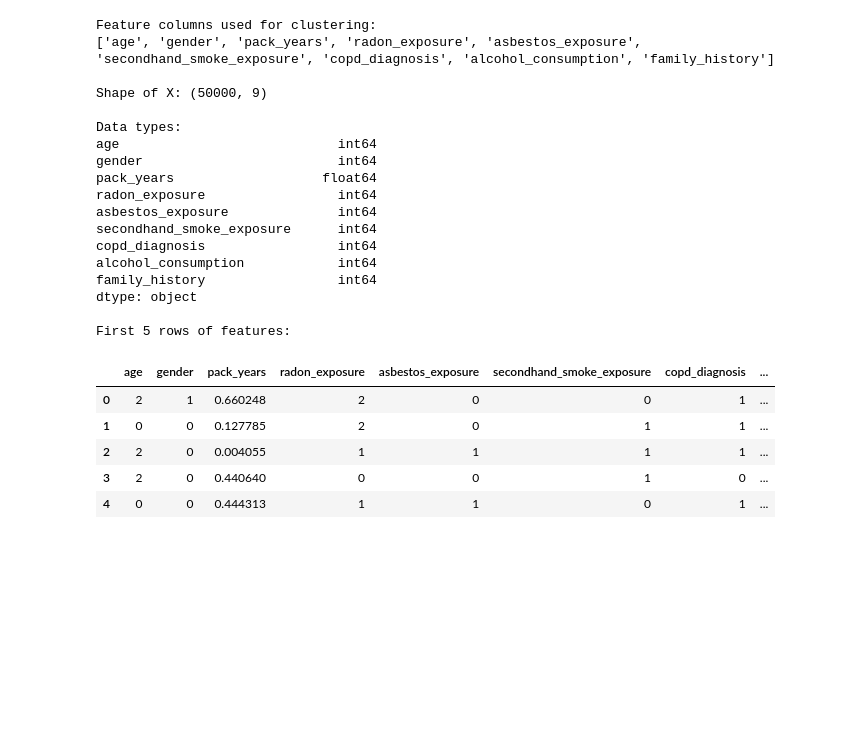
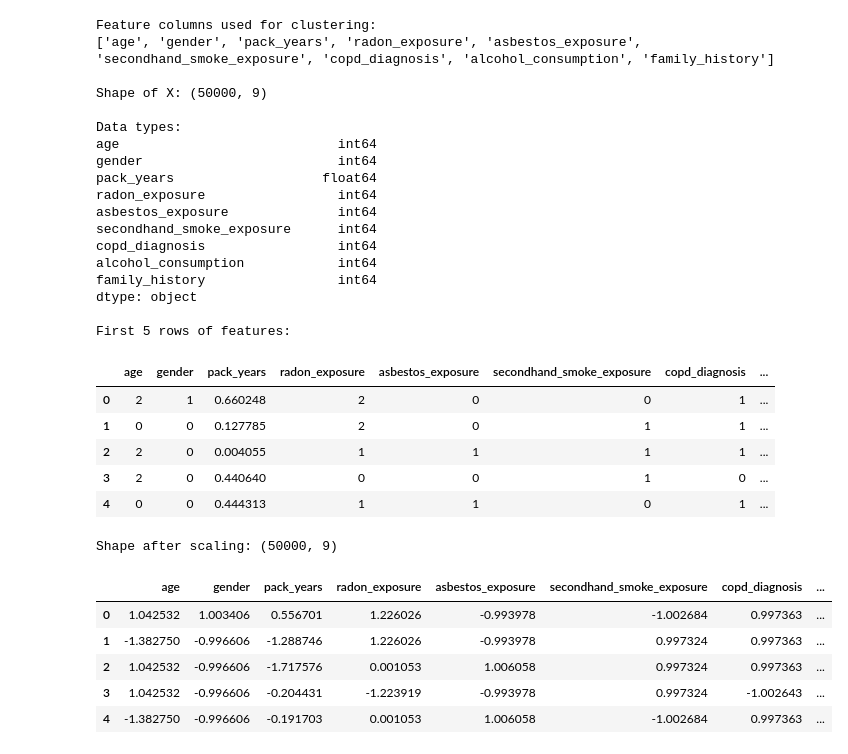
Before and after one commit to mraaheb/DataMining, a Jupyter notebook: Phase3.ipynb, the cells around one changed output. Saved outputs shown, nothing was run; the diff lists cells and outputs as text; code cells hidden in the pictures; blank space fills up the shorter version.

```diff
--- a/Phase3.ipynb
+++ b/Phase3.ipynb
@@ -76,3 +76,27 @@ First 5 rows of features:
 | 2 | 2 | 0 | 0.004055 | 1 | 1 | 1 | 1 | ... |
 | 3 | 2 | 0 | 0.440640 | 0 | 0 | 1 | 0 | ... |
 | 4 | 0 | 0 | 0.444313 | 1 | 1 | 0 | 1 | ... |
+# %%
+# ---------------------------------------------------------
+# Step 2: Scale the features before applying K-Means
+# K-Means is sensitive to feature scale, so we standardize.
+# ---------------------------------------------------------
+
+from sklearn.preprocessing import StandardScaler
+
+scaler = StandardScaler()
+X_scaled = scaler.fit_transform(X)
+
+# Convert back to DataFrame for easy display
+X_scaled_df = pd.DataFrame(X_scaled, columns=X.columns)
+
+print("Shape after scaling:", X_scaled_df.shape)
+X_scaled_df.head()
+# %% [output]
+Shape after scaling: (50000, 9)
+|  | age | gender | pack_years | radon_exposure | asbestos_exposure | secondhand_smoke_exposure | copd_diagnosis | ... |
+| 0 | 1.042532 | 1.003406 | 0.556701 | 1.226026 | -0.993978 | -1.002684 | 0.997363 | ... |
+| 1 | -1.382750 | -0.996606 | -1.288746 | 1.226026 | -0.993978 | 0.997324 | 0.997363 | ... |
+| 2 | 1.042532 | -0.996606 | -1.717576 | 0.001053 | 1.006058 | 0.997324 | 0.997363 | ... |
+| 3 | 1.042532 | -0.996606 | -0.204431 | -1.223919 | -0.993978 | 0.997324 | -1.002643 | ... |
+| 4 | -1.382750 | -0.996606 | -0.191703 | 0.001053 | 1.006058 | -1.002684 | 0.997363 | ... |
```
Also changed, not shown: parts of 1 cell of this notebook.
